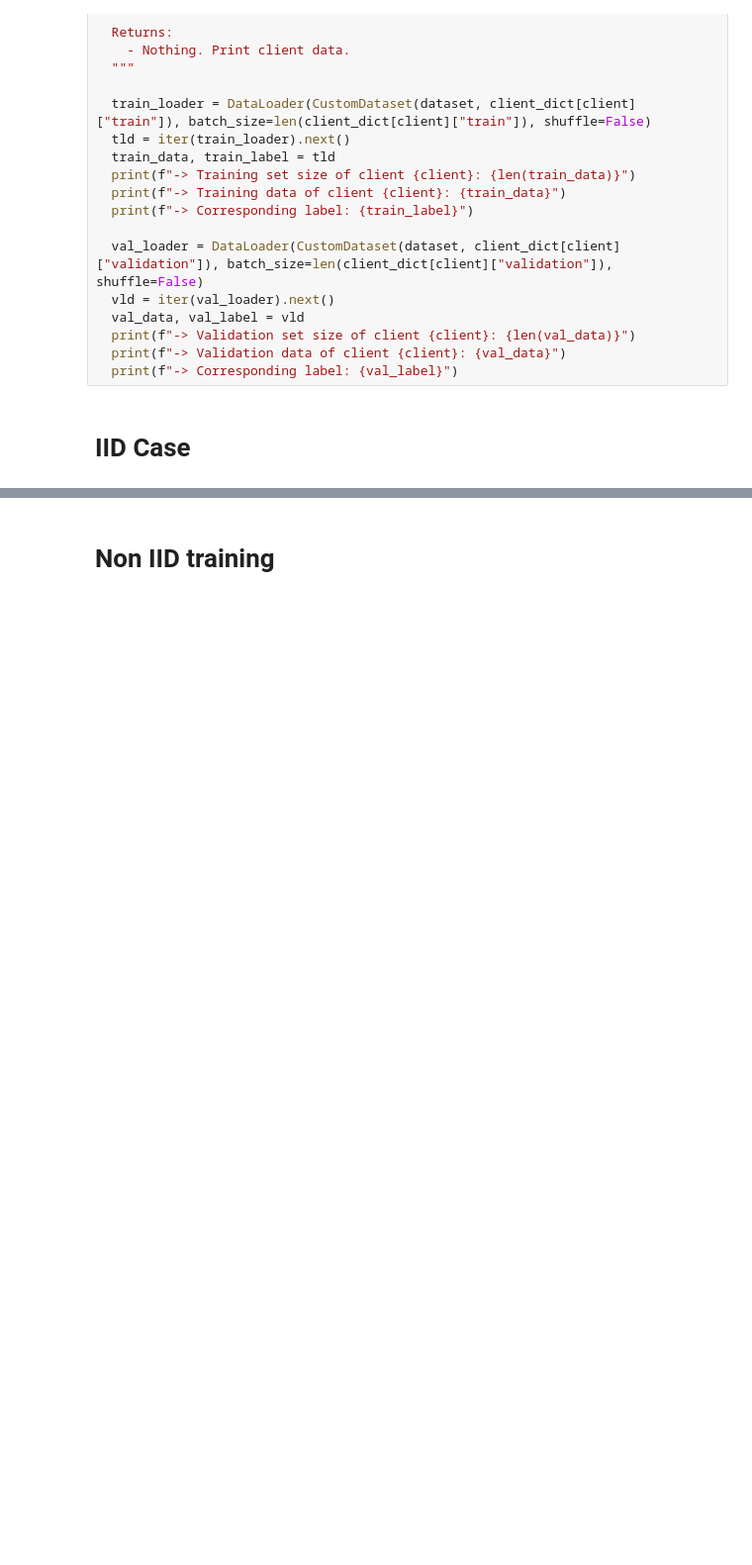
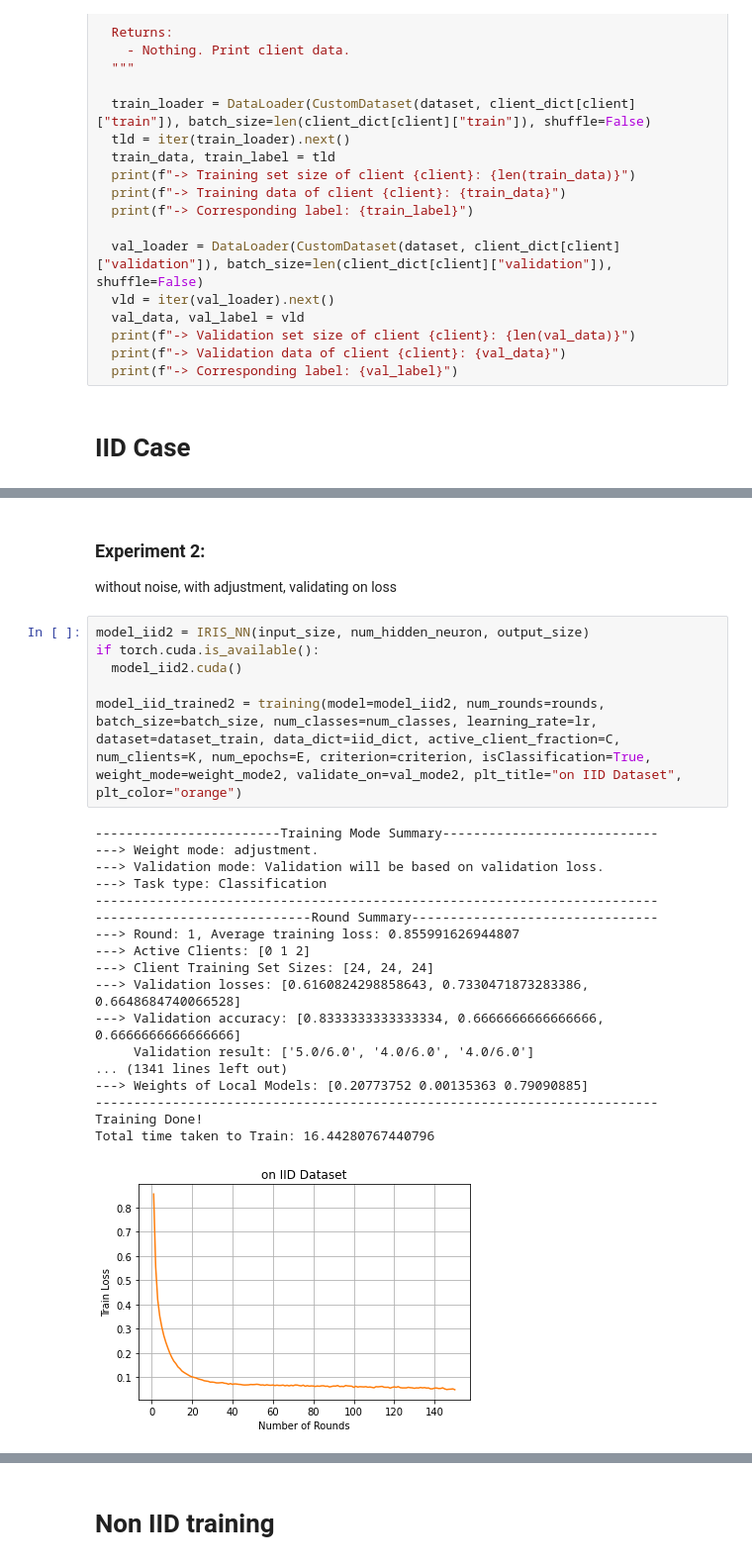
Before and after one commit to SizhuangHe/FL-REU, a Jupyter notebook: FL.ipynb, the cells around one changed output, grey strips where cells are left out. Shown at 99% size. Drawn from its saved outputs; the diff is of its cells as text; blank space fills up the shorter version.

```diff
--- a/FL.ipynb
+++ b/FL.ipynb
@@ -968,3 +975,31 @@ Test Accuracy of     1: 100% (19/19)
 Test Accuracy of     2: 94% (17/18)
 
 Final  Test  Accuracy: 98.333 (59.0/60.0)
+# %% [markdown]
+### Experiment 2:
+without noise, with adjustment, validating on loss
+# %%
+model_iid2 = IRIS_NN(input_size, num_hidden_neuron, output_size)
+if torch.cuda.is_available():
+  model_iid2.cuda()
+
+model_iid_trained2 = training(model=model_iid2, num_rounds=rounds, batch_size=batch_size, num_classes=num_classes, learning_rate=lr, dataset=dataset_train, data_dict=iid_dict, active_client_fraction=C, num_clients=K, num_epochs=E, criterion=criterion, isClassification=True, weight_mode=weight_mode2, validate_on=val_mode2, plt_title="on IID Dataset", plt_color="orange")
+# %% [output]
+------------------------Training Mode Summary----------------------------
+---> Weight mode: adjustment.
+---> Validation mode: Validation will be based on validation loss.
+---> Task type: Classification
+-------------------------------------------------------------------------
+----------------------------Round Summary--------------------------------
+---> Round: 1, Average training loss: 0.855991626944807
+---> Active Clients: [0 1 2]
+---> Client Training Set Sizes: [24, 24, 24]
+---> Validation losses: [0.6160824298858643, 0.7330471873283386, 0.6648684740066528]
+---> Validation accuracy: [0.8333333333333334, 0.6666666666666666, 0.6666666666666666]
+     Validation result: ['5.0/6.0', '4.0/6.0', '4.0/6.0']
+... (1341 lines left out)
+---> Weights of Local Models: [0.20773752 0.00135363 0.79090885]
+-------------------------------------------------------------------------
+Training Done!
+Total time taken to Train: 16.44280767440796
+[figure, added]
```
Also changed, not shown: parts of 55 cells of this notebook.
